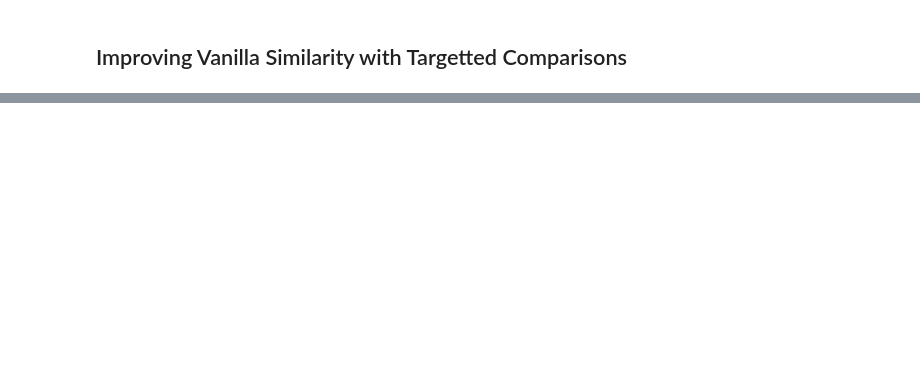
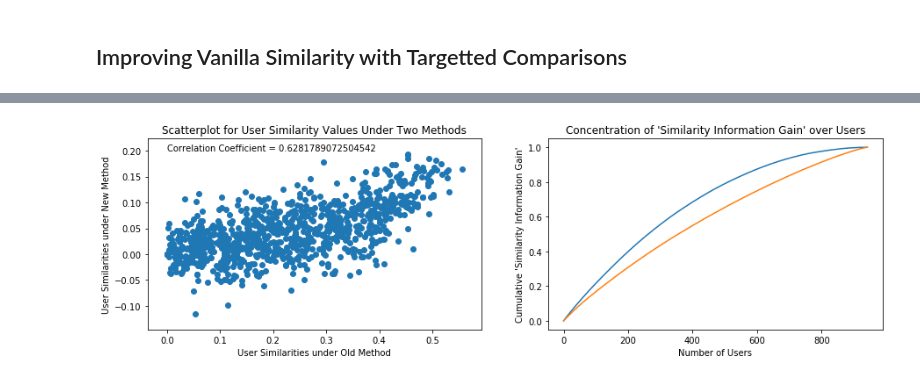
Before and after one commit to navyamehta/recommendation-engines, a Jupyter notebook: Preliminary Collaborative Filtering.ipynb, the cells around one changed output, grey strips where cells are left out. Drawn from its saved outputs; the diff is of its cells as text; code cells hidden in the pictures; blank space fills up the shorter version.

```diff
--- a/Preliminary Collaborative Filtering.ipynb
+++ b/Preliminary Collaborative Filtering.ipynb
@@ -81,0 +188,25 @@ dtype: float64
+# %%
+#Exposing Similarity Concentration
+user = 1
+plt.figure(figsize=(15,4))
+plt.subplot(1,2,1)
+mask = np.repeat(True, intmatrix.shape[0])
+mask[user-1] = False
+plt.scatter(user_similarity_old[user-1][mask], user_similarity_new[user-1][mask])
+plt.text(0, 0.2, "Correlation Coefficient = "+
+         str(np.corrcoef(user_similarity_old[user-1][mask], user_similarity_new[user-1][mask])[0][1]))
+plt.xlabel("User Similarities under Old Method")
+plt.ylabel("User Similarities under New Method")
+plt.title("Scatterplot for User Similarity Values Under Two Methods")
+plt.subplot(1,2,2)
+def scaler(series):
+    return (series-series.min())/(series.max()-series.min())
+old, new = scaler(user_similarity_old[user-1]), scaler(user_similarity_new[user-1])
+plt.plot(scaler(np.sort(old)[::-1].cumsum()))
+plt.plot(scaler(np.sort(new)[::-1].cumsum()))
+plt.xlabel("Number of Users")
+plt.ylabel("Cumulative 'Similarity Information Gain'")
+plt.title("Concentration of 'Similarity Information Gain' over Users")
+plt.show()
+# %% [output]
+[figure, added]
```
Also changed, not shown: parts of 16 cells of this notebook.
